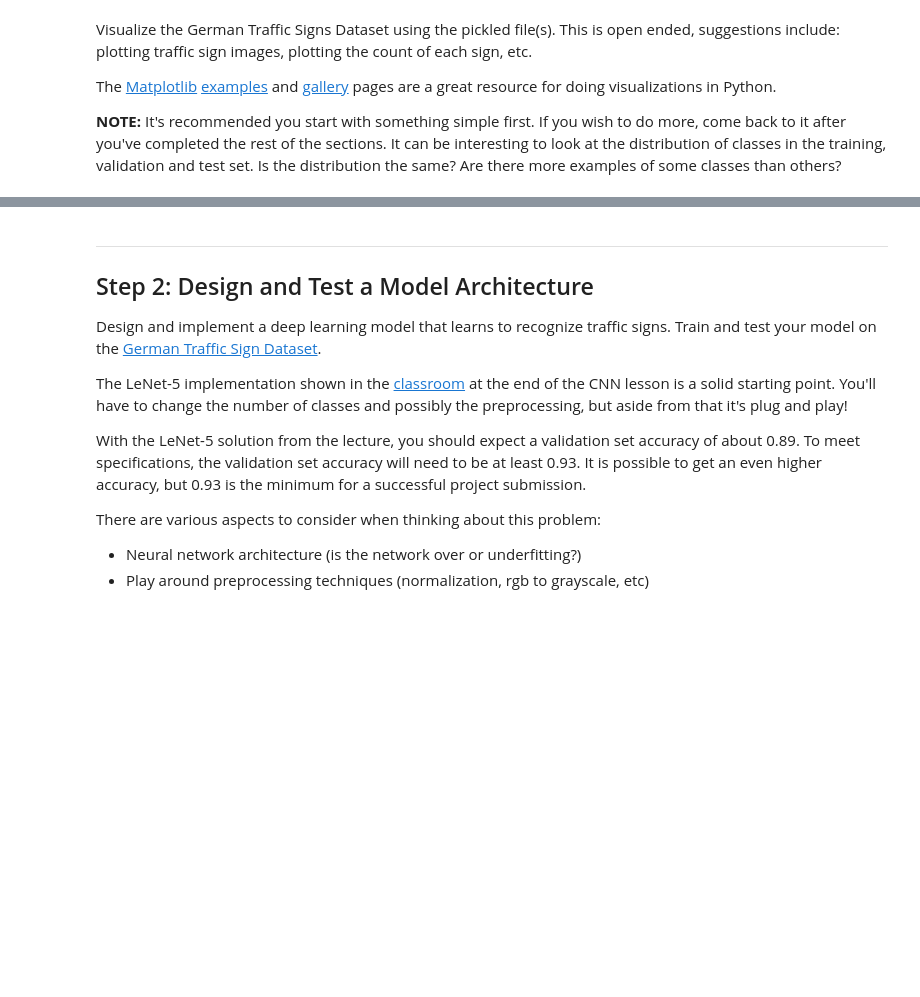
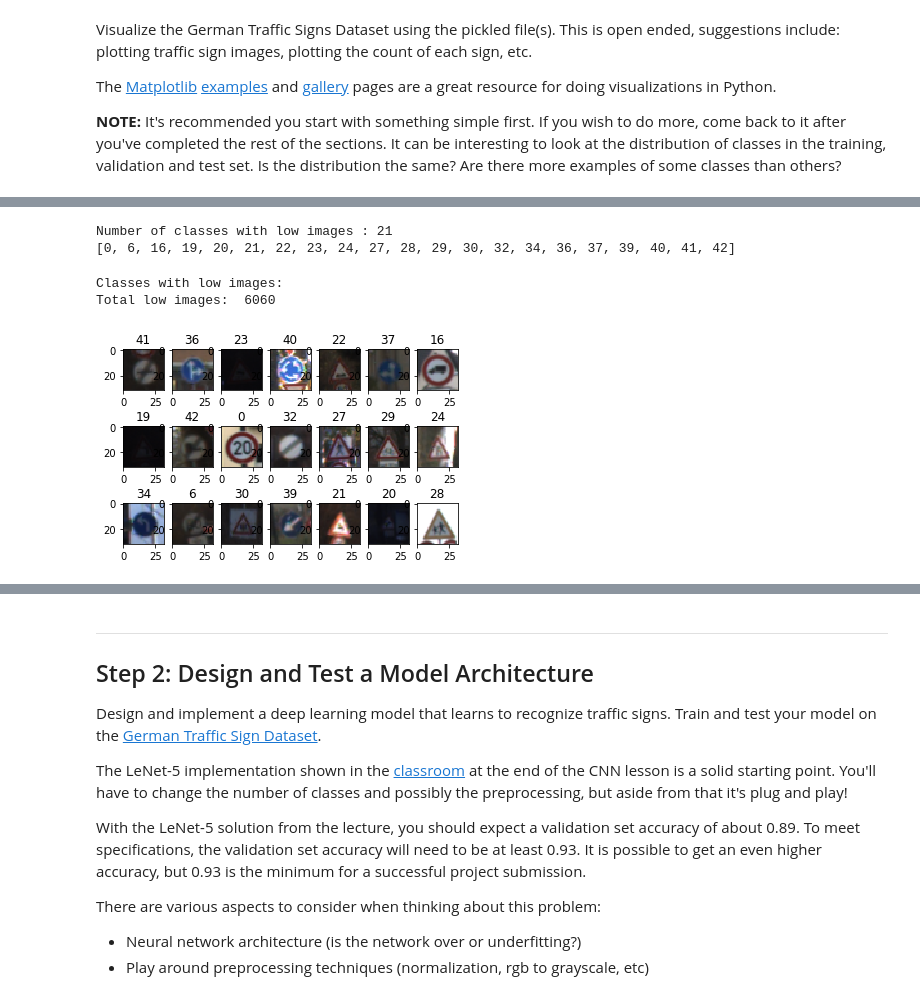
Before and after one commit to velsarav/Traffic-Sign-Classifier, a Jupyter notebook: Traffic_Sign_Classifier.ipynb, the cells around one changed output, grey strips where cells are left out. Cells and saved outputs as stored; diff of their text form; code cells hidden in the pictures; blank space fills up the shorter version.

```diff
--- a/Traffic_Sign_Classifier.ipynb
+++ b/Traffic_Sign_Classifier.ipynb
@@ -126,0 +130,26 @@ plt.show()
+# %%
+low_image_classes = [i for i, j in enumerate(class_count) if j<500]
+print('Number of classes with low images :',len(low_image_classes))
+print(low_image_classes)
+# %% [output]
+Number of classes with low images : 21
+[0, 6, 16, 19, 20, 21, 22, 23, 24, 27, 28, 29, 30, 32, 34, 36, 37, 39, 40, 41, 42]
+# %%
+temp = []
+t=1
+num = 0
+print('Classes with low images:')
+for i, j in enumerate(y_train):
+    if(j in low_image_classes):
+        num += 1
+        if not(y_train[i] in temp):
+            plt.subplot(3, 7, t)
+            t += 1
+            plt.title(y_train[i])
+            plt.imshow(X_train[i])
+            temp.append(y_train[i])
+print('Total low images: ', num)
+# %% [output]
+Classes with low images:
+Total low images:  6060
+[figure, added]
```
Also changed, not shown: parts of 15 cells of this notebook.
